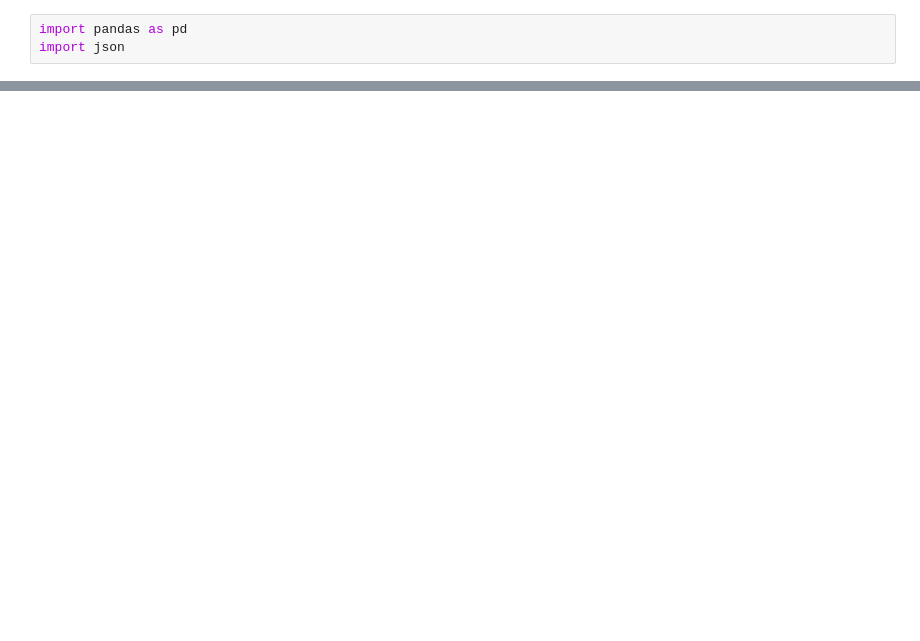
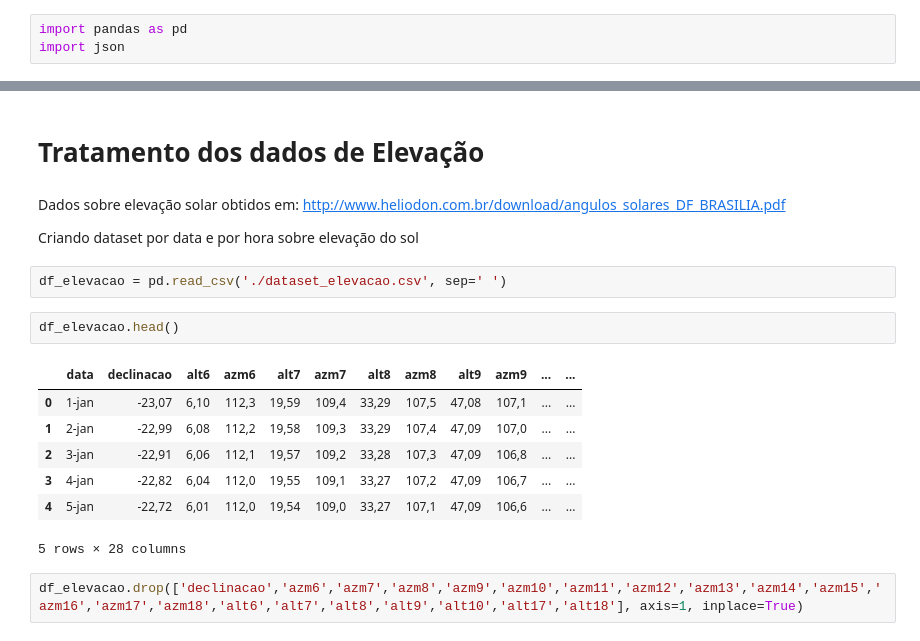
Before and after one commit to pi2Helius/database, a Jupyter notebook: radiacao/gera_radiacao_database.ipynb, the cells around one changed output, grey strips where cells are left out. Drawn from its saved outputs; the diff is of its cells as text; blank space fills up the shorter version.

```diff
--- a/radiacao/gera_radiacao_database.ipynb
+++ b/radiacao/gera_radiacao_database.ipynb
@@ -89,0 +49,20 @@ print(data_dic)
+# %% [markdown]
+# Tratamento dos dados de Elevação
+# %% [markdown]
+Dados sobre elevação solar obtidos em: http://www.heliodon.com.br/download/angulos_solares_DF_BRASILIA.pdf
+
+Criando dataset por data e por hora sobre elevação do sol
+# %%
+df_elevacao = pd.read_csv('./dataset_elevacao.csv', sep=' ')
+# %%
+df_elevacao.head()
+# %% [output]
+|  | data | declinacao | alt6 | azm6 | alt7 | azm7 | alt8 | azm8 | alt9 | azm9 | ... | ... |
+| 0 | 1-jan | -23,07 | 6,10 | 112,3 | 19,59 | 109,4 | 33,29 | 107,5 | 47,08 | 107,1 | ... | ... |
+| 1 | 2-jan | -22,99 | 6,08 | 112,2 | 19,58 | 109,3 | 33,29 | 107,4 | 47,09 | 107,0 | ... | ... |
+| 2 | 3-jan | -22,91 | 6,06 | 112,1 | 19,57 | 109,2 | 33,28 | 107,3 | 47,09 | 106,8 | ... | ... |
+| 3 | 4-jan | -22,82 | 6,04 | 112,0 | 19,55 | 109,1 | 33,27 | 107,2 | 47,09 | 106,7 | ... | ... |
+| 4 | 5-jan | -22,72 | 6,01 | 112,0 | 19,54 | 109,0 | 33,27 | 107,1 | 47,09 | 106,6 | ... | ... |
+5 rows × 28 columns
+# %%
+df_elevacao.drop(['declinacao','azm6','azm7','azm8','azm9','azm10','azm11','azm12','azm13','azm14','azm15','azm16','azm17','azm18','alt6','alt7','alt8','alt9','alt10','alt17','alt18'], axis=1, inplace=True)
```
Also changed, not shown: parts of 28 cells of this notebook, 2 other files.
